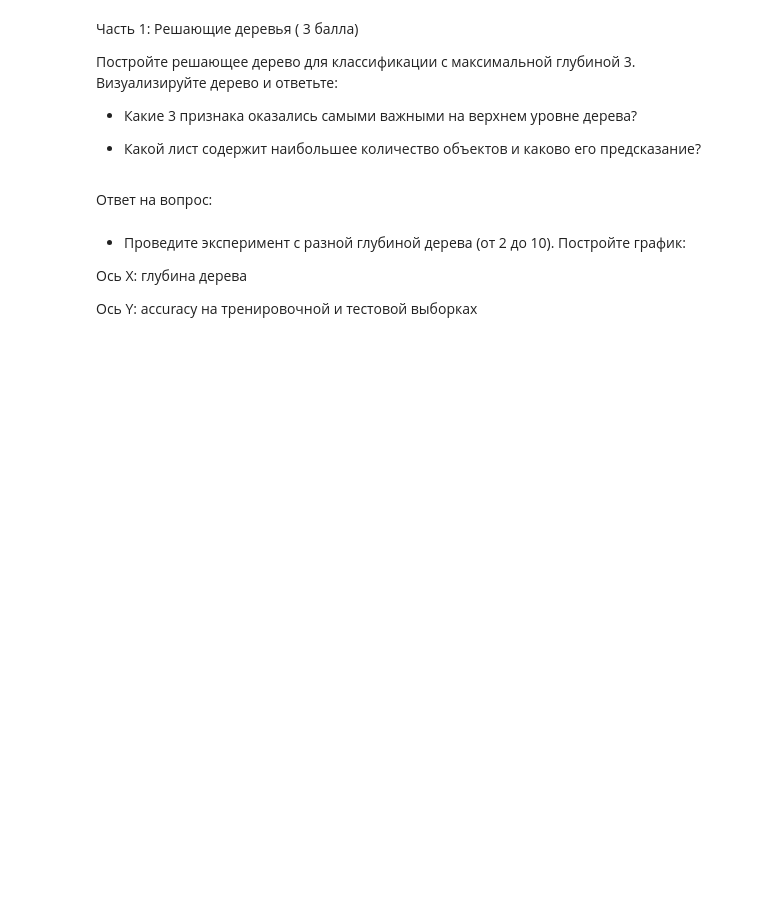
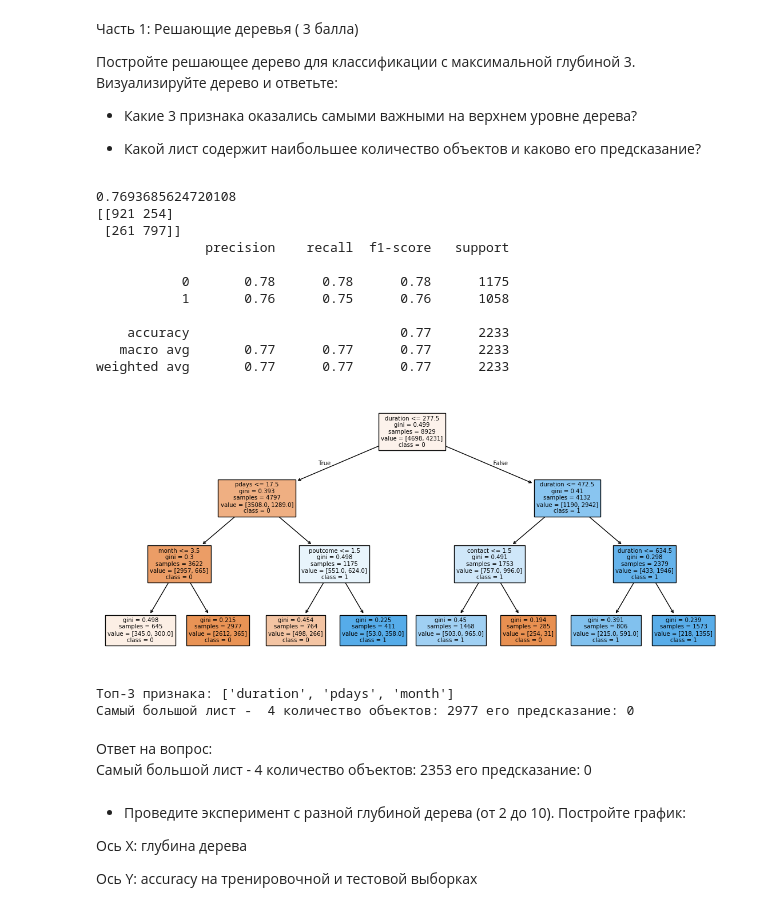
Before and after one commit to Lizavetka99/t-akademy, a Jupyter notebook: ml hw4/Домашнее_задание_4.ipynb, the cells around one changed output. Drawn from its saved outputs; the diff is of its cells as text; code cells hidden in the pictures; blank space fills up the shorter version.

```diff
--- a/ml hw4/Домашнее_задание_4.ipynb
+++ b/ml hw4/Домашнее_задание_4.ipynb
@@ -25,0 +112,5 @@ Path to dataset files: /root/.cache/kagglehub/datasets/janiobachmann/bank-market
+# %%
+data['education'] = le.fit_transform(data["education"])
+data['contact'] = le.fit_transform(data["contact"])
+data['poutcome'] = le.fit_transform(data["poutcome"])
+data.head()
@@ -25,0 +124,5 @@ Path to dataset files: /root/.cache/kagglehub/datasets/janiobachmann/bank-market
+# %%
+print(data['month'].unique())
+month_arr = ['jan', 'feb', 'mar', 'apr', 'may', 'jun', 'jul', 'aug', 'sep', 'oct', 'nov', 'dec']
+data["month"] = data["month"].map({v: i for i, v in enumerate(month_arr)})
+data.head()
@@ -25,0 +137,7 @@ Path to dataset files: /root/.cache/kagglehub/datasets/janiobachmann/bank-market
+# %%
+from sklearn.model_selection import train_test_split
+
+X = data.drop('deposit', axis=1)
+X_train, X_test, y_train, y_test = train_test_split(X, data['deposit'], test_size=0.2, stratify=data['deposit'])
+print(X_train.shape)
+print(X_test.shape)
@@ -31,8 +152,54 @@ Path to dataset files: /root/.cache/kagglehub/datasets/janiobachmann/bank-market
 - Какие 3 признака оказались самыми важными на верхнем уровне дерева?
 
 - Какой лист содержит наибольшее количество объектов и каково его предсказание?
-# %% [markdown]
-Ответ на вопрос:
+# %%
+from sklearn.tree import DecisionTreeClassifier, plot_tree
+from sklearn.metrics import classification_report, confusion_matrix, accuracy_score
+import numpy as np
+
+model = DecisionTreeClassifier(max_depth=3)
+model.fit(X_train, y_train)
+y_pred = model.predict(X_test)
+
+dec_tree_acc = accuracy_score(y_test, y_pred)
+dec_tree_matrix = confusion_matrix(y_test, y_pred)
+dec_tree_report = classification_report(y_test, y_pred)
+
+print(dec_tree_acc)
+print(dec_tree_matrix)
+print(dec_tree_report)
+
+plt.figure(figsize=(14, 6))
+plot_tree(model, feature_names=X_train.columns, class_names=["0", "1"], filled=True)
+plt.show()
+
+tree = model.tree_
+top_nodes = [0, 1, 2]
+print("Топ-3 признака:", [X_train.columns[i] for i in tree.feature[top_nodes]])
+
+leaf_indices = np.where(tree.children_left == -1)[0]
+best_leaf = leaf_indices[tree.n_node_samples[leaf_indices].argmax()]
+prediction = tree.value[best_leaf].argmax()
+
+print("Самый большой лист - ", best_leaf, "количество объектов:", tree.n_node_samples[best_leaf], "его предсказание:", prediction)
+# %% [output]
+0.7693685624720108
+[[921 254]
+ [261 797]]
+              precision    recall  f1-score   support
+
+           0       0.78      0.78      0.78      1175
+           1       0.76      0.75      0.76      1058
+
+    accuracy                           0.77      2233
+   macro avg       0.77      0.77      0.77      2233
+weighted avg       0.77      0.77      0.77      2233
+[figure, added]
+Топ-3 признака: ['duration', 'pdays', 'month']
+Самый большой лист -  4 количество объектов: 2977 его предсказание: 0
+# %% [markdown]
+Ответ на вопрос:
+Самый большой лист -  4 количество объектов: 2353 его предсказание: 0
 # %% [markdown]
 - Проведите эксперимент с разной глубиной дерева (от 2 до 10). Постройте график:
 
```
Also changed, not shown: parts of 26 cells of this notebook.
